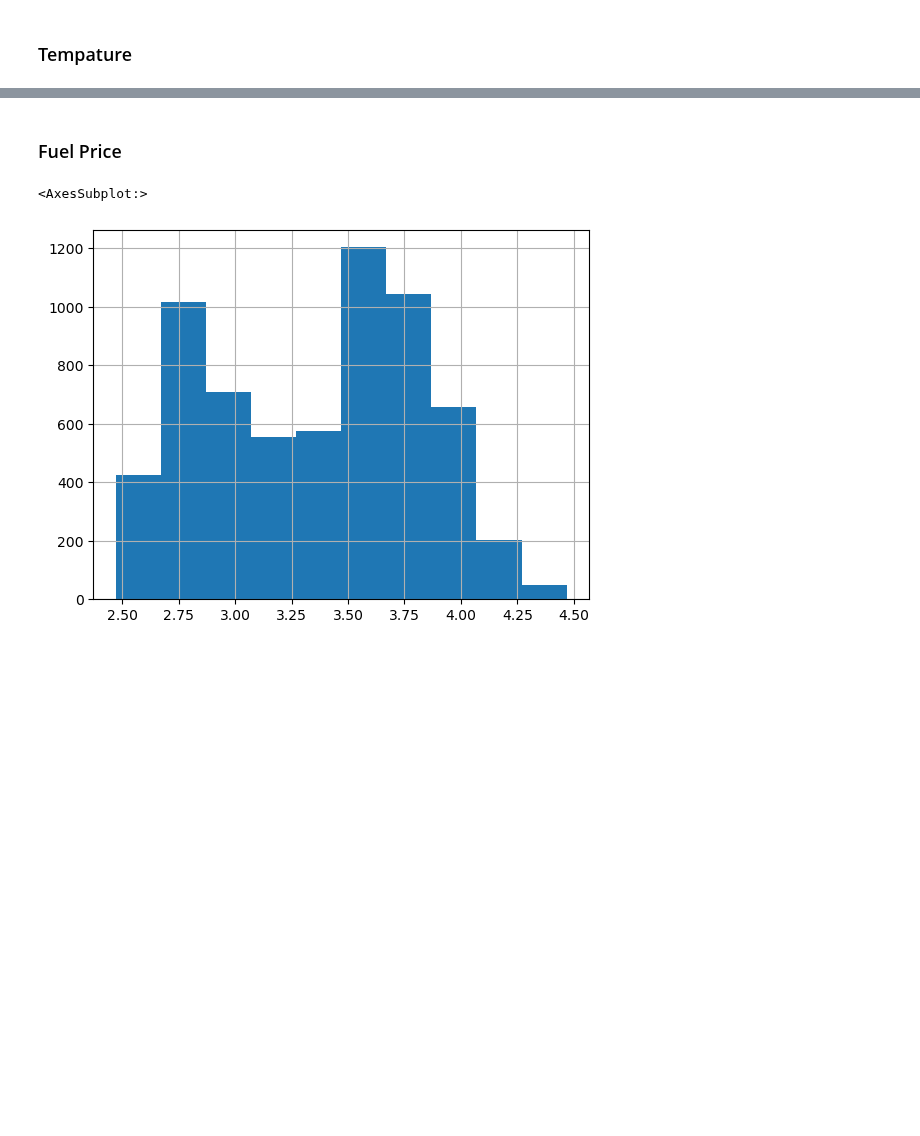
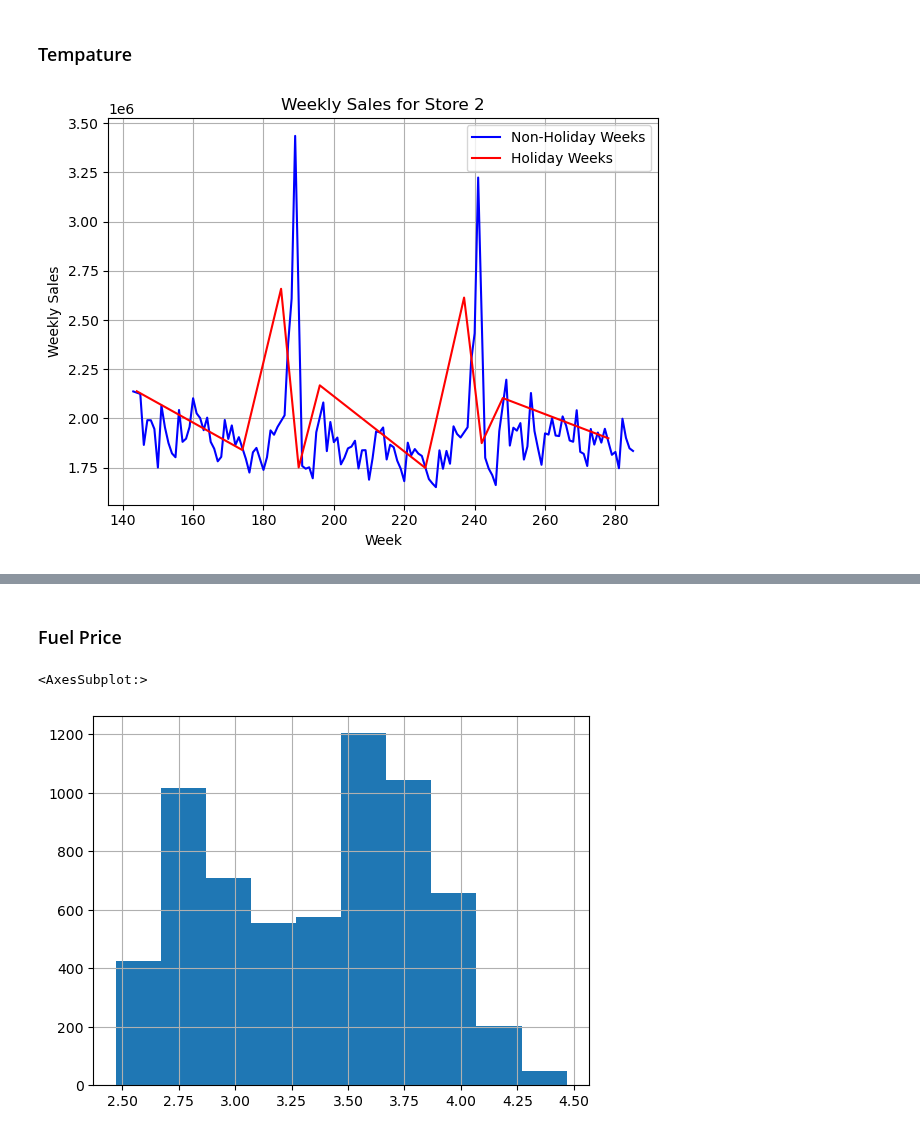
Before and after one commit to ChrisPerezLebron/CMSC320Project, a Jupyter notebook: main.ipynb, the cells around one changed output, grey strips where cells are left out. Drawn from its saved outputs; the diff is of its cells as text; code cells hidden in the pictures; blank space fills up the shorter version.

```diff
--- a/main.ipynb
+++ b/main.ipynb
@@ -30,2 +63,27 @@ df.head()
 # %% [markdown]
 ### Tempature
+# %%
+import matplotlib.pyplot as plt
+
+# Filter rows where 'Store' equals 2 and 'Holiday_Flag' equals 0 for non-holiday weeks
+non_holiday_sales_store_2 = df[(df['Store'] == 2) & (df['Holiday_Flag'] == 0)]
+
+# Filter rows where 'Store' equals 2 and 'Holiday_Flag' equals 1 for holiday weeks
+holiday_sales_store_2 = df[(df['Store'] == 2) & (df['Holiday_Flag'] == 1)]
+
+
+# Plot sales data for Store 2 during non-holiday weeks
+plt.plot(non_holiday_sales_store_2.index, non_holiday_sales_store_2['Weekly_Sales'], color='blue', label='Non-Holiday Weeks')
+
+# Plot sales data for Store 2 during holiday weeks
+plt.plot(holiday_sales_store_2.index, holiday_sales_store_2['Weekly_Sales'], color='red', label='Holiday Weeks')
+
+plt.xlabel('Week')
+plt.ylabel('Weekly Sales')
+plt.title('Weekly Sales for Store 2')
+plt.legend()
+plt.grid(True)
+plt.tight_layout()
+plt.show()
+# %% [output]
+[figure, added]
```
Also changed, not shown: parts of 13 cells of this notebook.
